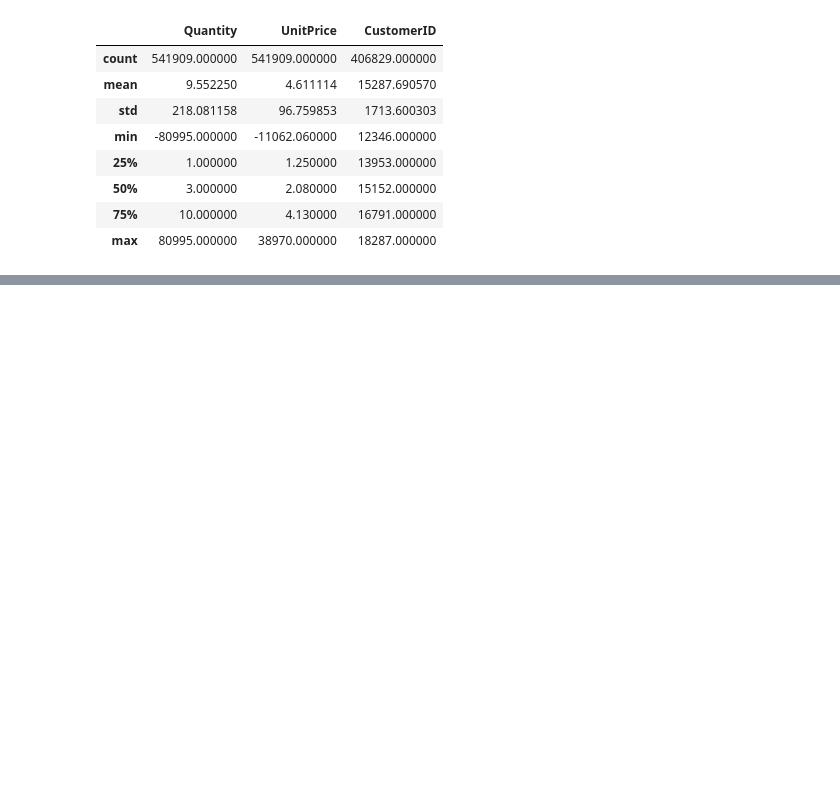
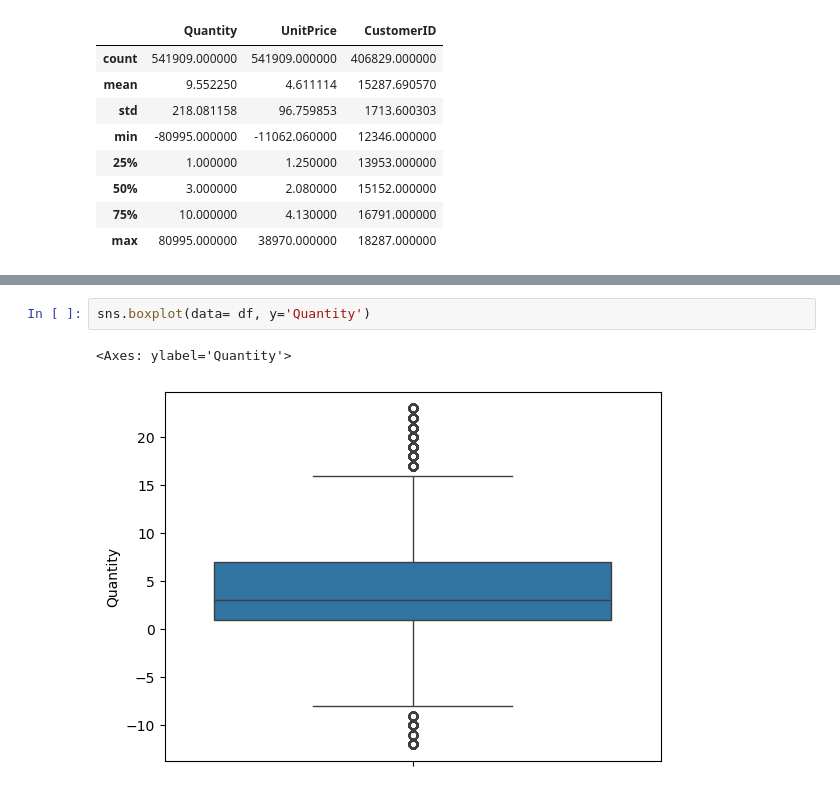
Before and after one commit to MathiasHv18/UPC-TF-DM_DA, a Jupyter notebook: EDA.ipynb, the cells around one changed output, grey strips where cells are left out. Cells and saved outputs as stored; diff of their text form; blank space fills up the shorter version.

```diff
--- a/EDA.ipynb
+++ b/EDA.ipynb
@@ -79,3 +79,8 @@ df.describe()
 | 50% | 3.000000 | 2.100000 | 15281.000000 |
 | 75% | 7.000000 | 3.750000 | 16843.000000 |
 | max | 23.000000 | 8.500000 | 18287.000000 |
+# %%
+sns.boxplot(data= df, y='Quantity')
+# %% [output]
+<Axes: ylabel='Quantity'>
+[figure, added]
```
Also changed, not shown: parts of 8 cells of this notebook.
